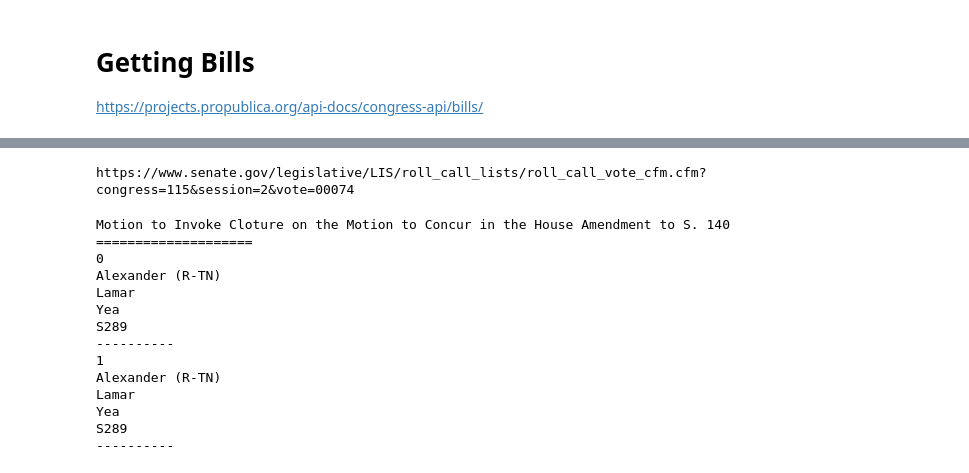
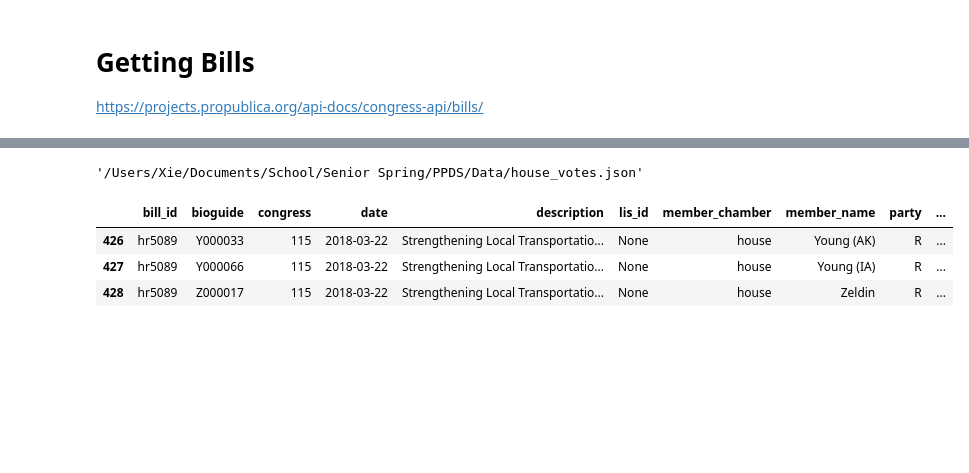
Before and after one commit to qcx201-nyu/PPDS, a Jupyter notebook: politician.ipynb, the cells around one changed output, grey strips where cells are left out. Cells and saved outputs as stored; diff of their text form; code cells hidden in the pictures; blank space fills up the shorter version.

```diff
--- a/politician.ipynb
+++ b/politician.ipynb
@@ -622,7 +752,0 @@ congress.votes.by_month('house')['votes'][0]
-# %%
-# Preview html
-url = congress.votes.by_month('house')['votes'][0]['source']
-response = requests.get(url)
-print(response.text[
-    response.text.find('<vote-data>'):response.text.find('<\vote-data>')
-])
@@ -749,38 +1003,25 @@ pd.DataFrame({
-# %%
-print(congress.votes.by_month('senate')['votes'][1]['url'])
-# %% [output]
-https://www.senate.gov/legislative/LIS/roll_call_lists/roll_call_vote_cfm.cfm?congress=115&session=2&vote=00074
-# %%
-url = congress.votes.by_month('senate')['votes'][1]['source']
-
-response = requests.get(url)
-doc = html.fromstring(response.content)
-
-print(doc.xpath('//vote_title')[0].text_content())
-print('='*20)
-
-n = 0
-for member in doc.xpath('//member'):
-    while n < 2:
-        print(n)
-        print(member.xpath('./member_full')[0].text_content())
-        print(member.xpath('./first_name')[0].text_content())
-        print(member.xpath('./vote_cast')[0].text_content())
-        print(member.xpath('./lis_member_id')[0].text_content())
-        print('-'*10)
-        n+=1
-# %% [output]
-Motion to Invoke Cloture on the Motion to Concur in the House Amendment to S. 140
-====================
-0
-Alexander (R-TN)
-Lamar
-Yea
-S289
-----------
-1
-Alexander (R-TN)
-Lamar
-Yea
-S289
-----------
+# %%
+file_name = None
+folder_name = 'Data'
+
+if file_name == None:
+    file_name = chamber+'_votes.json'
+elif '.json' not in file_name:
+    file_name = file_name+'.json'
+
+file_name = '/' + file_name
+folder_name = '/' + folder_name
+
+json_path = os.getcwd()+folder_name+file_name
+json_path
+# %% [output]
+'/Users/Xie/Documents/School/Senior Spring/PPDS/Data/house_votes.json'
+# %%
+chamber = 'house'
+vote = congress.votes.by_month(chamber,year=2018,month=3)['votes'][0]
+pd.DataFrame(scrape_vote(vote['source'])).tail(3)
+# %% [output]
+|  | bill_id | bioguide | congress | date | description | lis_id | member_chamber | member_name | party | ... |
+| 426 | hr5089 | Y000033 | 115 | 2018-03-22 | Strengthening Local Transportatio... | None | house | Young (AK) | R | ... |
+| 427 | hr5089 | Y000066 | 115 | 2018-03-22 | Strengthening Local Transportatio... | None | house | Young (IA) | R | ... |
+| 428 | hr5089 | Z000017 | 115 | 2018-03-22 | Strengthening Local Transportatio... | None | house | Zeldin | R | ... |
```
Also changed, not shown: parts of 50 cells of this notebook.
